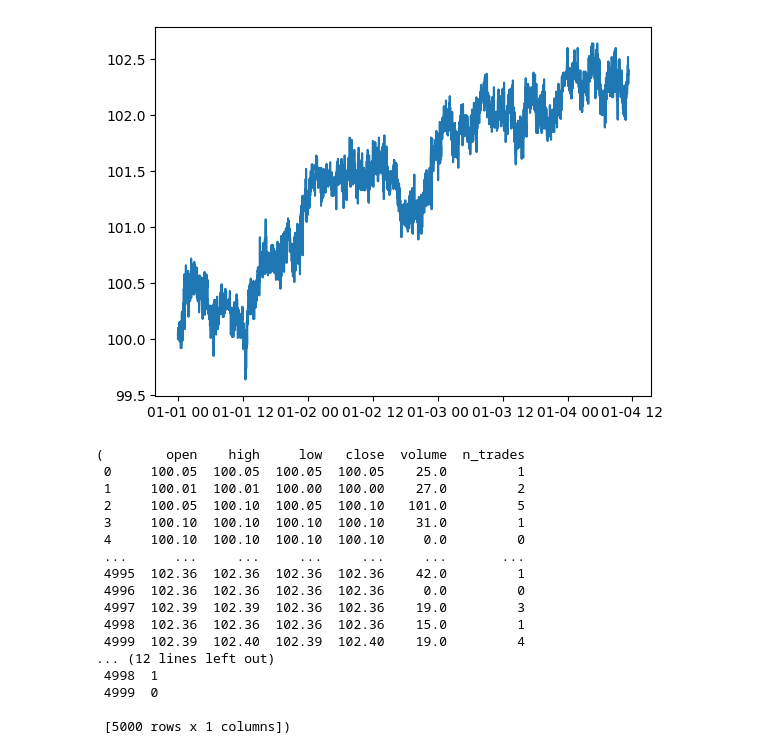
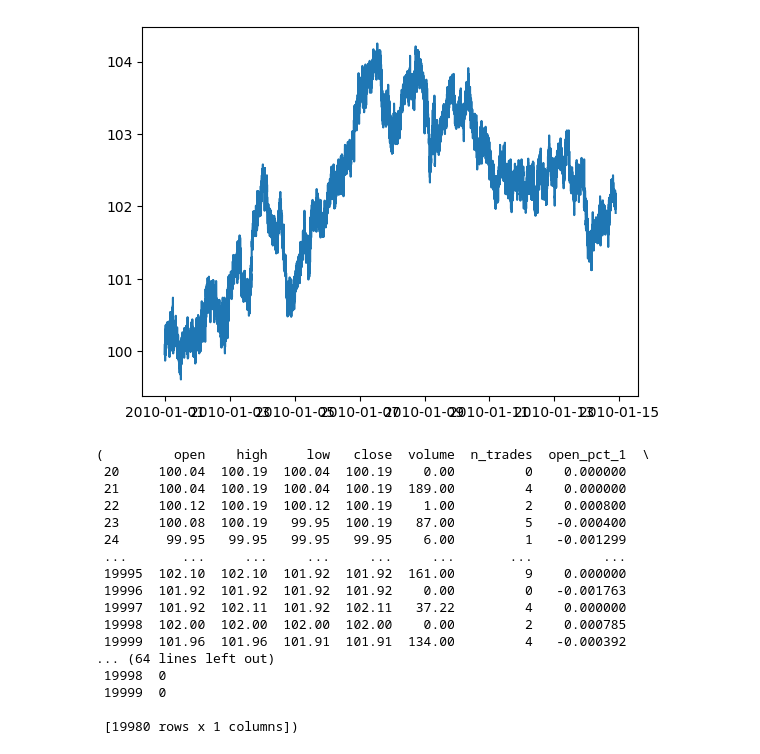
Before and after one commit to lucameriano/coding_hsg, a Jupyter notebook: prediction.ipynb, the cells around one changed output. Saved outputs shown, nothing was run; the diff lists cells and outputs as text; code cells hidden in the pictures.

```diff
--- a/prediction.ipynb
+++ b/prediction.ipynb
@@ -5,9 +5,9 @@ import pandas as pd
 from participants import simulate, prepare_data
 
 # Run the simulation and prepare the data
-n = 50_000
-timestamped_data = simulate(decisions=n, seed=1)
-ohlcv = prepare_data(timestamped_data, verbose=True)
+n = 200_000
+timestamped_data = simulate(decisions=n, seed=2)
+ohlcv = prepare_data(timestamped_data, verbose=False)
 plt.plot(ohlcv["close"])
 plt.show()
 ohlcv = ohlcv.reset_index()
@@ -31,4 +15,4 @@ timestamp
-[figure, old version]
+[figure, new version]
 # %%
 X = ohlcv
 
@@ -40,6 +24,23 @@ X['y'] = X['y'].replace({True: 1, False: 0})
 # Remove the created nan
 X = X.dropna()
 
+
+# Create more features
+for i in ["open", "high", "low", "close", "volume", "n_trades"]:
+    for t in [1, 5, 10, 20]:
+        X[f"{i}_pct_{t}"] = X[i].pct_change(t)
+        if t > 1:
+            X[f"{i}_mean_{t}"] = X[i].rolling(t).mean()
+            X[f"{i}_std_{t}"] = X[i].rolling(t).std()
+
+# Replace inf values with nan
+X = X.replace([np.inf, -np.inf], np.nan)
+# Fill nans with last available value
+X = X.ffill()
+# Remove leading nans
+X = X.dropna()
+
+
 # Separate the features and target
 # use X[['y']] to avoid conversion to Series
 y = X[['y']]
@@ -47,23 +48,23 @@ y = X[['y']]
 X = X[[x for x in X.columns if x not in ['y', 'timestamp']]]
 X, y
 # %% [output]
-(        open    high     low   close  volume  n_trades
- 0     100.05  100.05  100.05  100.05    25.0         1
- 1     100.01  100.01  100.00  100.00    27.0         2
- 2     100.05  100.10  100.05  100.10   101.0         5
- 3     100.10  100.10  100.10  100.10    31.0         1
- 4     100.10  100.10  100.10  100.10     0.0         0
- ...      ...     ...     ...     ...     ...       ...
- 4995  102.36  102.36  102.36  102.36    42.0         1
- 4996  102.36  102.36  102.36  102.36     0.0         0
- 4997  102.39  102.39  102.36  102.36    19.0         3
- 4998  102.36  102.36  102.36  102.36    15.0         1
- 4999  102.39  102.40  102.39  102.40    19.0         4
-... (12 lines left out)
- 4998  1
- 4999  0
+(         open    high     low   close  volume  n_trades  open_pct_1  \
+ 20     100.04  100.19  100.04  100.19    0.00         0    0.000000
+ 21     100.04  100.19  100.04  100.19  189.00         4    0.000000
+ 22     100.12  100.19  100.12  100.19    1.00         2    0.000800
+ 23     100.08  100.19   99.95  100.19   87.00         5   -0.000400
+ 24      99.95   99.95   99.95   99.95    6.00         1   -0.001299
+ ...       ...     ...     ...     ...     ...       ...         ...
+ 19995  102.10  102.10  101.92  101.92  161.00         9    0.000000
+ 19996  101.92  101.92  101.92  101.92    0.00         0   -0.001763
+ 19997  101.92  102.11  101.92  102.11   37.22         4    0.000000
+ 19998  102.00  102.00  102.00  102.00    0.00         2    0.000785
+ 19999  101.96  101.96  101.91  101.91  134.00         4   -0.000392
+... (64 lines left out)
+ 19998  0
+ 19999  0
 
- [5000 rows x 1 columns])
+ [19980 rows x 1 columns])
 # %%
 from sklearn.model_selection import TimeSeriesSplit
 from sklearn.linear_model import LogisticRegression
```
Also changed, not shown: parts of 4 cells of this notebook.
